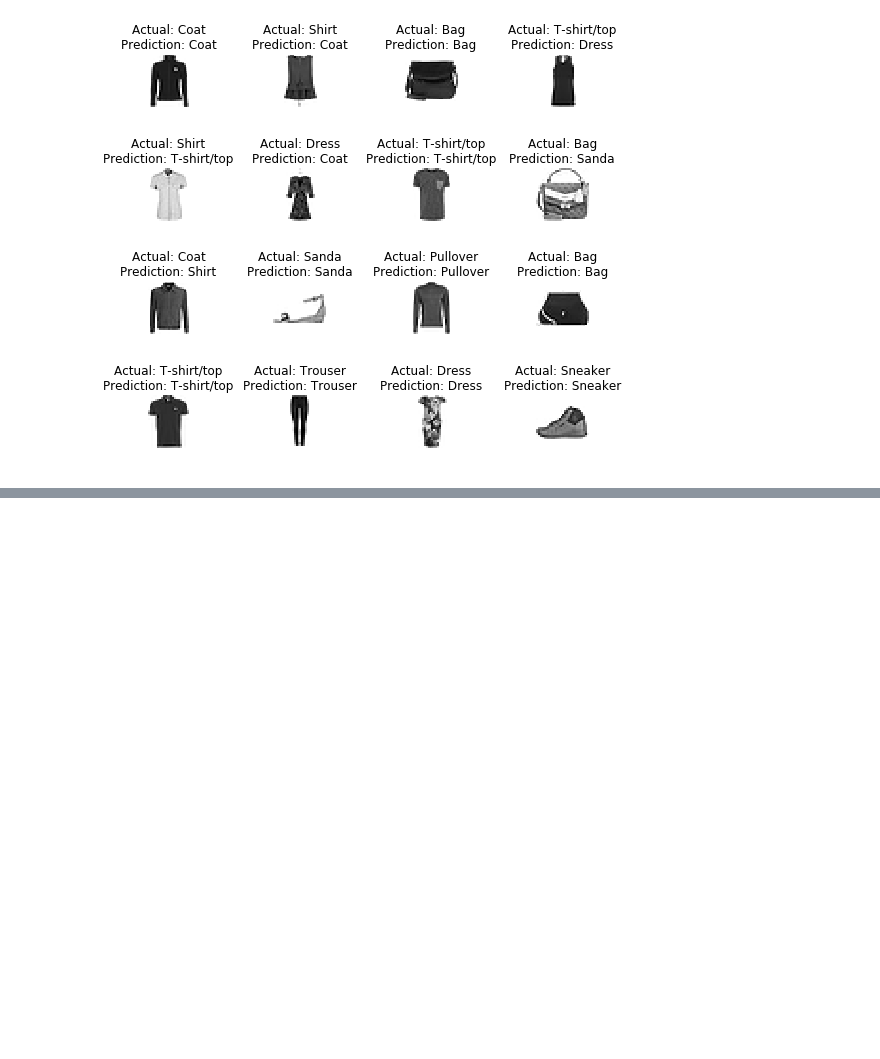
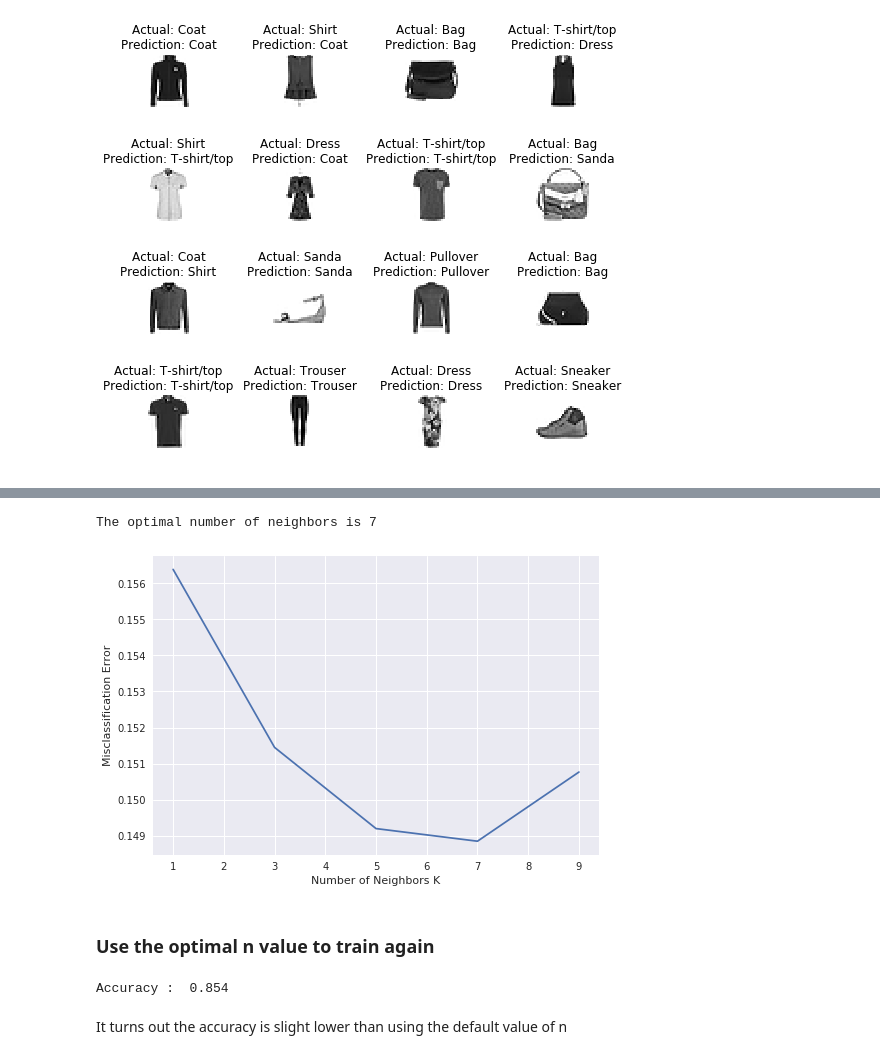
Before and after one commit to WLun001/fashion-mnist, a Jupyter notebook: final.ipynb, the cells around one changed output, grey strips where cells are left out. Cells and saved outputs as stored; diff of their text form; code cells hidden in the pictures; blank space fills up the shorter version.

```diff
--- a/final.ipynb
+++ b/final.ipynb
@@ -165,3 +161,0 @@ plt.show()
-# %%
-neighbors = KNeighborsClassifier(n_neighbors=5)
-neighbors.fit(x_train, y_train)
@@ -172,0 +162,5 @@ print("Accuracy : ", metrics.accuracy_score(y_test, y_test_knn))
+# %%
+neigh = KNeighborsClassifier()
+neigh.fit(x_train, y_train)
+y_test_knn = neigh.predict(x_test)
+print("Accuracy : ", metrics.accuracy_score(y_test, y_test_knn))
@@ -172,0 +172,5 @@ print("Accuracy : ", metrics.accuracy_score(y_test, y_test_knn))
+# %%
+#create range from 1-50 and subsetting the odd number
+myList = list(range(1,10))
+neighbors = list(filter(lambda x: x % 2 != 0, myList))
+cv_scores = []
@@ -172,0 +180,9 @@ print("Accuracy : ", metrics.accuracy_score(y_test, y_test_knn))
+# %%
+for k in neighbors:
+  date = datetime.datetime.utcnow()
+  knn = KNeighborsClassifier(n_neighbors=k)
+  scores = cross_val_score(knn, x_train, y_train, scoring='accuracy')
+  cv_scores.append(scores.mean())
+  print ("training time :" ,datetime.datetime.utcnow() - date)
+  print(scores.mean())
+  print("done :", k)
@@ -173,2 +205,30 @@ print("Accuracy : ", metrics.accuracy_score(y_test, y_test_knn))
+# %%
+# changing to misclassification error
+# 1 - score = error
+error = [1 - x for x in cv_scores]
+# determining best k
+
+optimal_k = neighbors[error.index(min(errors))]
+print("The optimal number of neighbors is %d" % optimal_k)
+
+# plot misclassification error vs k
+plt.plot([1,3,5,7,9], error)
+plt.xlabel('Number of Neighbors K')
+plt.ylabel('Misclassification Error')
+plt.show()
+# %% [output]
+The optimal number of neighbors is 7
+[figure, added]
+# %% [markdown]
+### Use the optimal n value to train again
+# %%
+neigh = KNeighborsClassifier(n_neighbors=optimal_k)
+neigh.fit(x_train, y_train)
+y_test_knn = neigh.predict(x_test)
+print("Accuracy : ", metrics.accuracy_score(y_test, y_test_knn))
+# %% [output]
+Accuracy :  0.854
+# %% [markdown]
+It turns out the accuracy is slight lower than using the default value of n
 # %%
 plotter(y_test, y_test_knn)
```
Also changed, not shown: parts of 24 cells of this notebook.
